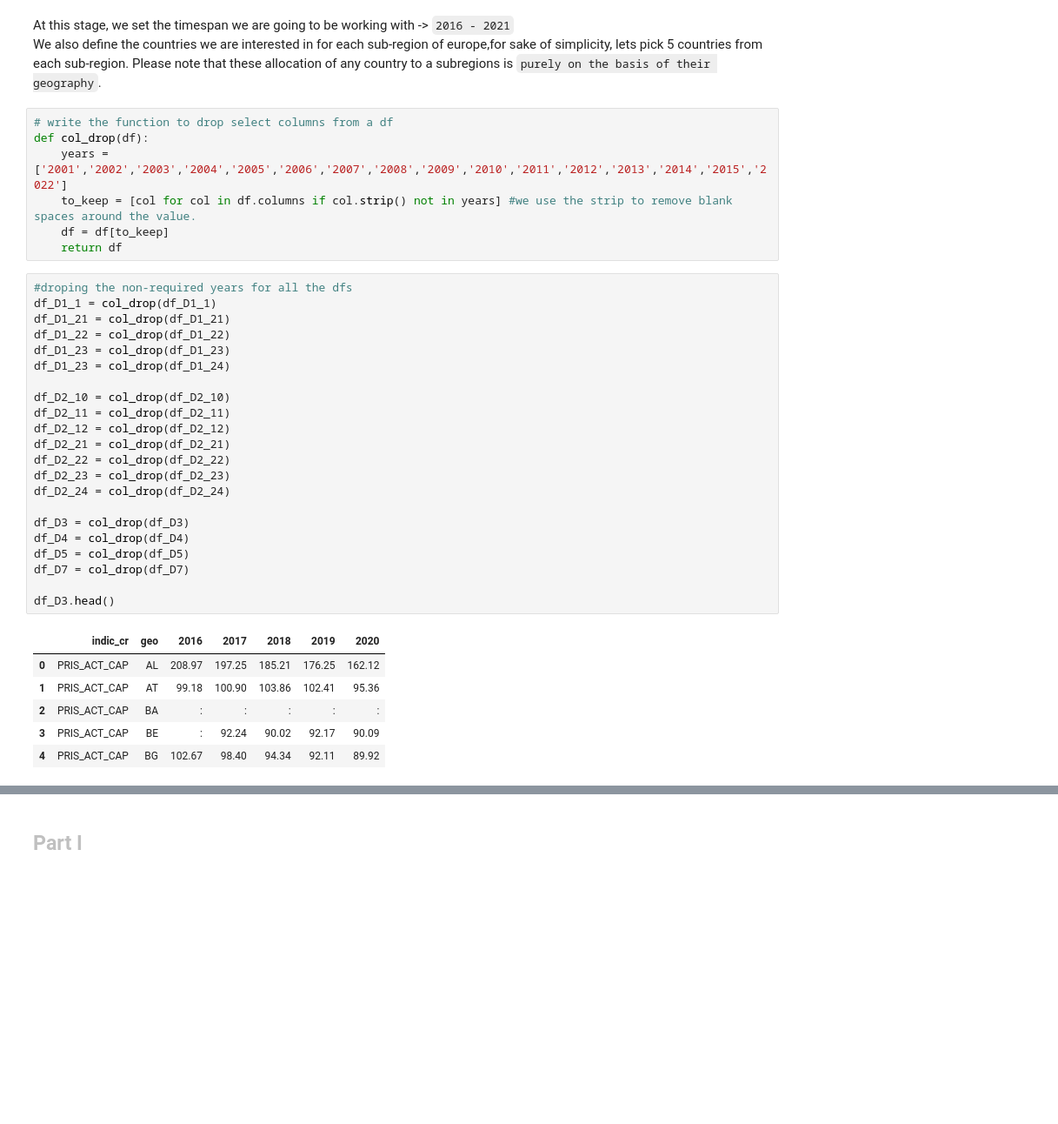
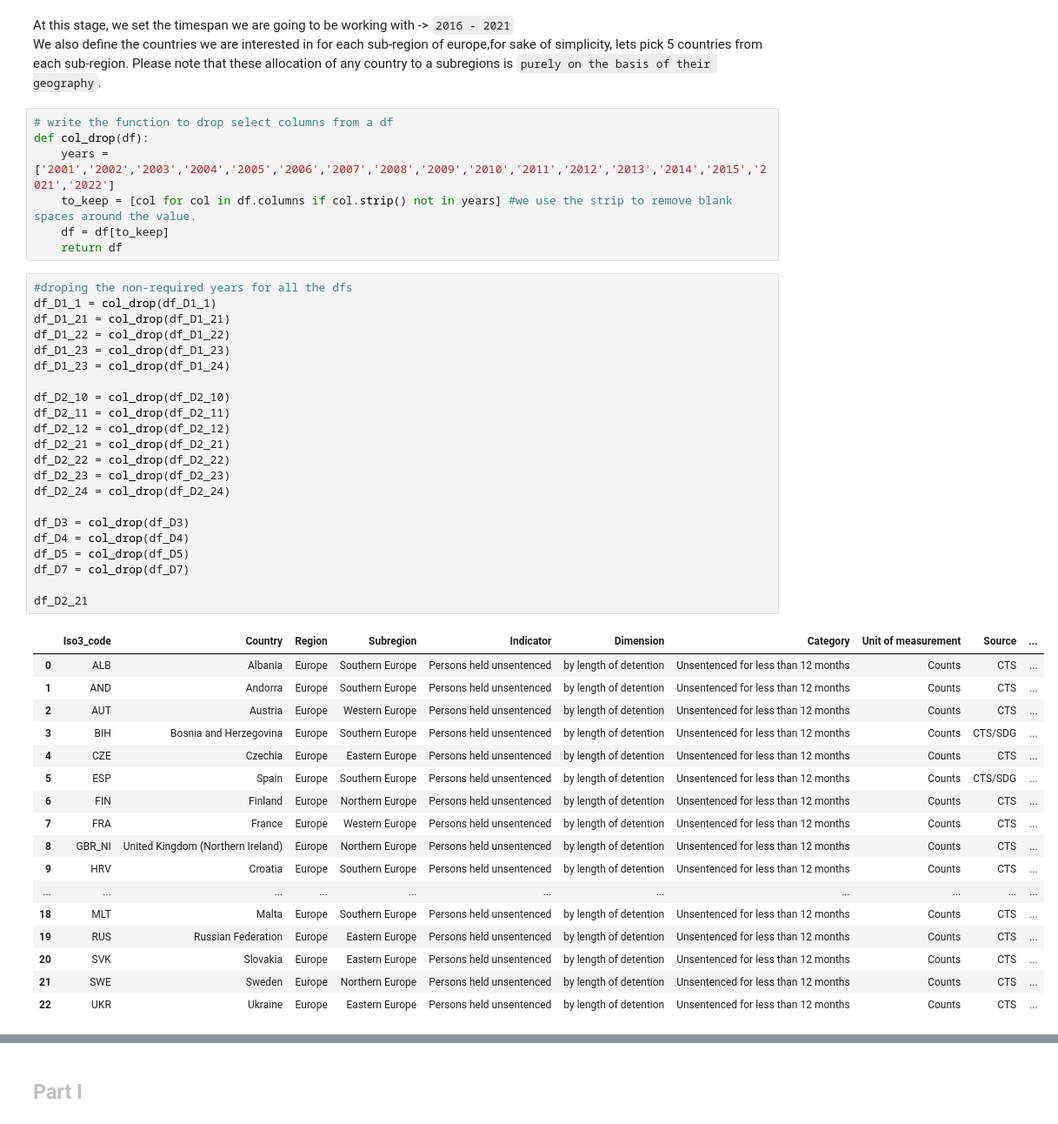
Before and after one commit to Prisoner-s-Dilemma/OpenAccess-DigitalEthics-ProjectMaterial, a Jupyter notebook: Mashup_datasets.ipynb, the cells around one changed output, grey strips where cells are left out. Shown at 87% size. Drawn from its saved outputs; the diff is of its cells as text; blank space fills up the shorter version.

```diff
--- a/Mashup_datasets.ipynb
+++ b/Mashup_datasets.ipynb
@@ -67,37 +68,48 @@ We also define the countries we are interested in for each sub-region of europe,
 # %%
 # write the function to drop select columns from a df
 def col_drop(df):
-    years = ['2001','2002','2003','2004','2005','2006','2007','2008','2009','2010','2011','2012','2013','2014','2015','2022']
+    years = ['2001','2002','2003','2004','2005','2006','2007','2008','2009','2010','2011','2012','2013','2014','2015','2021','2022']
     to_keep = [col for col in df.columns if col.strip() not in years] #we use the strip to remove blank spaces around the value.
     df = df[to_keep]
     return df
 # %%
 #droping the non-required years for all the dfs
 df_D1_1 = col_drop(df_D1_1)
 df_D1_21 = col_drop(df_D1_21)
 df_D1_22 = col_drop(df_D1_22)
 df_D1_23 = col_drop(df_D1_23)
 df_D1_23 = col_drop(df_D1_24)
 
 df_D2_10 = col_drop(df_D2_10)
 df_D2_11 = col_drop(df_D2_11)
 df_D2_12 = col_drop(df_D2_12)
 df_D2_21 = col_drop(df_D2_21)
 df_D2_22 = col_drop(df_D2_22)
 df_D2_23 = col_drop(df_D2_23)
 df_D2_24 = col_drop(df_D2_24)
 
 df_D3 = col_drop(df_D3)
 df_D4 = col_drop(df_D4)
 df_D5 = col_drop(df_D5)
 df_D7 = col_drop(df_D7)
 
-df_D3.head()
+df_D2_21
 # %% [output]
-|  | indic_cr | geo | 2016 | 2017 | 2018 | 2019 | 2020 |
-| 0 | PRIS_ACT_CAP | AL | 208.97 | 197.25 | 185.21 | 176.25 | 162.12 |
-| 1 | PRIS_ACT_CAP | AT | 99.18 | 100.90 | 103.86 | 102.41 | 95.36 |
-| 2 | PRIS_ACT_CAP | BA | : | : | : | : | : |
-| 3 | PRIS_ACT_CAP | BE | : | 92.24 | 90.02 | 92.17 | 90.09 |
-| 4 | PRIS_ACT_CAP | BG | 102.67 | 98.40 | 94.34 | 92.11 | 89.92 |
+|  | Iso3_code | Country | Region | Subregion | Indicator | Dimension | Category | Unit of measurement | Source | ... |
+| 0 | ALB | Albania | Europe | Southern Europe | Persons held unsentenced | by length of detention | Unsentenced for less than 12 months | Counts | CTS | ... |
+| 1 | AND | Andorra | Europe | Southern Europe | Persons held unsentenced | by length of detention | Unsentenced for less than 12 months | Counts | CTS | ... |
+| 2 | AUT | Austria | Europe | Western Europe | Persons held unsentenced | by length of detention | Unsentenced for less than 12 months | Counts | CTS | ... |
+| 3 | BIH | Bosnia and Herzegovina | Europe | Southern Europe | Persons held unsentenced | by length of detention | Unsentenced for less than 12 months | Counts | CTS/SDG | ... |
+| 4 | CZE | Czechia | Europe | Eastern Europe | Persons held unsentenced | by length of detention | Unsentenced for less than 12 months | Counts | CTS | ... |
+| 5 | ESP | Spain | Europe | Southern Europe | Persons held unsentenced | by length of detention | Unsentenced for less than 12 months | Counts | CTS/SDG | ... |
+| 6 | FIN | Finland | Europe | Northern Europe | Persons held unsentenced | by length of detention | Unsentenced for less than 12 months | Counts | CTS | ... |
+| 7 | FRA | France | Europe | Western Europe | Persons held unsentenced | by length of detention | Unsentenced for less than 12 months | Counts | CTS | ... |
+| 8 | GBR_NI | United Kingdom (Northern Ireland) | Europe | Northern Europe | Persons held unsentenced | by length of detention | Unsentenced for less than 12 months | Counts | CTS | ... |
+| 9 | HRV | Croatia | Europe | Southern Europe | Persons held unsentenced | by length of detention | Unsentenced for less than 12 months | Counts | CTS | ... |
+| ... | ... | ... | ... | ... | ... | ... | ... | ... | ... | ... |
+| 18 | MLT | Malta | Europe | Southern Europe | Persons held unsentenced | by length of detention | Unsentenced for less than 12 months | Counts | CTS | ... |
+| 19 | RUS | Russian Federation | Europe | Eastern Europe | Persons held unsentenced | by length of detention | Unsentenced for less than 12 months | Counts | CTS | ... |
+| 20 | SVK | Slovakia | Europe | Eastern Europe | Persons held unsentenced | by length of detention | Unsentenced for less than 12 months | Counts | CTS | ... |
+| 21 | SWE | Sweden | Europe | Northern Europe | Persons held unsentenced | by length of detention | Unsentenced for less than 12 months | Counts | CTS | ... |
+| 22 | UKR | Ukraine | Europe | Eastern Europe | Persons held unsentenced | by length of detention | Unsentenced for less than 12 months | Counts | CTS | ... |
 # %% [markdown]
```
Also changed, not shown: parts of 26 cells of this notebook.
